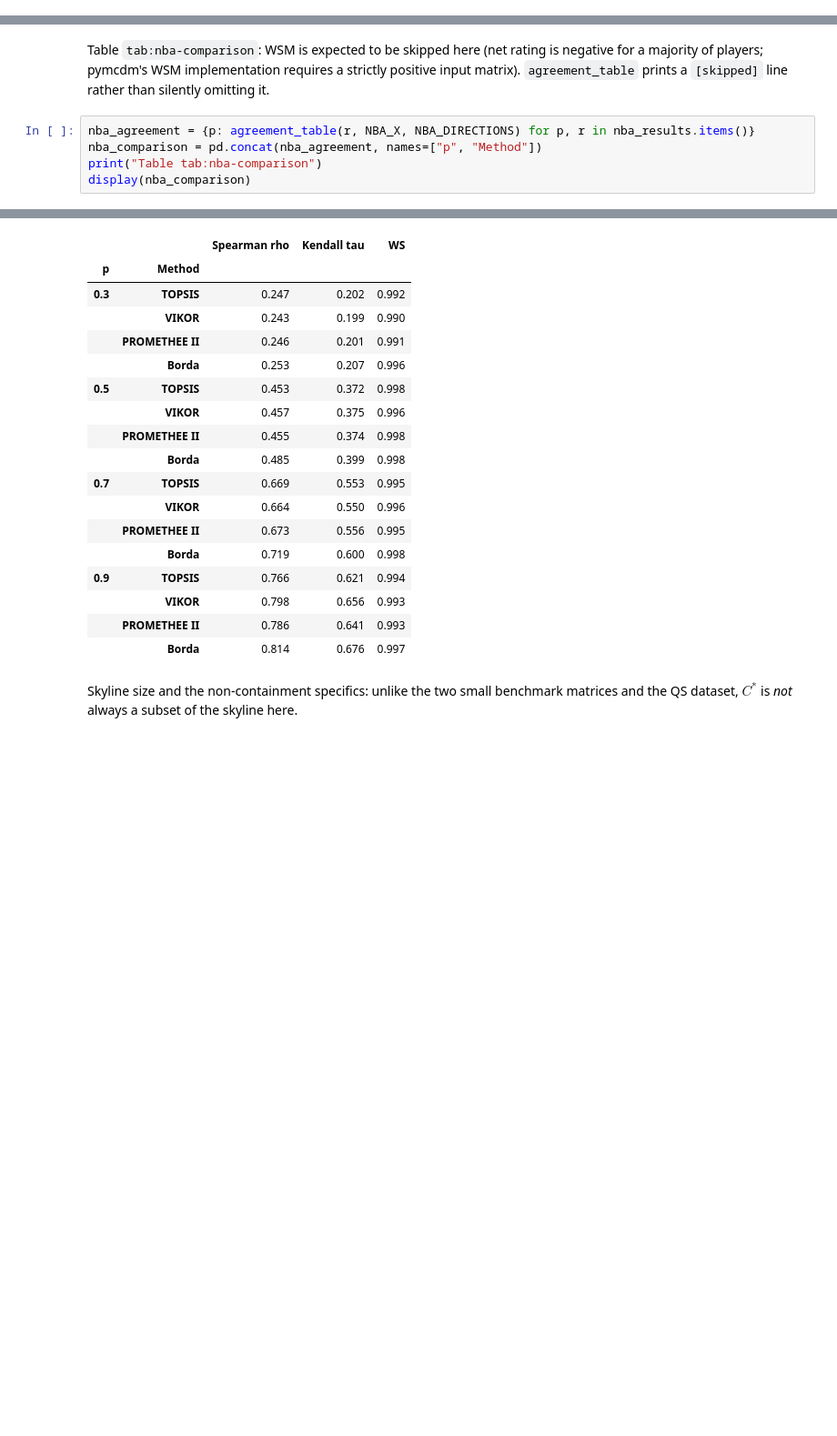
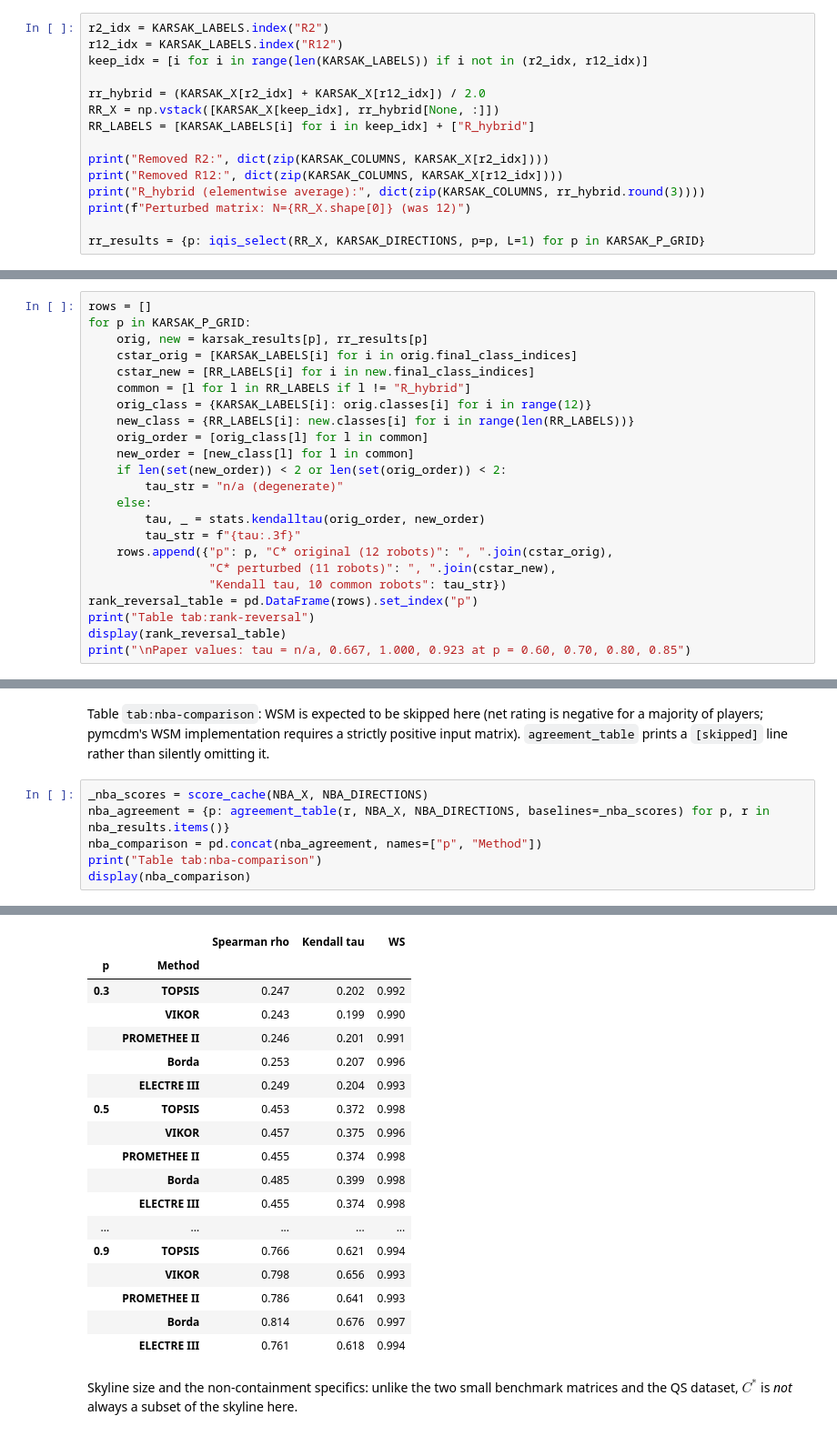
Before and after one commit to elsedik-lamini/IQIS_MCDM_0826, a Jupyter notebook: reproducibility.ipynb, the cells around one changed output, grey strips where cells are left out. Shown at 91% size. Drawn from its saved outputs; the diff is of its cells as text; blank space fills up the shorter version.

```diff
--- a/reproducibility.ipynb
+++ b/reproducibility.ipynb
@@ -1066,0 +1242,15 @@ Table tab:illustrative-ranks (average-rank tie convention; see note above)
+# %%
+r2_idx = KARSAK_LABELS.index("R2")
+r12_idx = KARSAK_LABELS.index("R12")
+keep_idx = [i for i in range(len(KARSAK_LABELS)) if i not in (r2_idx, r12_idx)]
+
+rr_hybrid = (KARSAK_X[r2_idx] + KARSAK_X[r12_idx]) / 2.0
+RR_X = np.vstack([KARSAK_X[keep_idx], rr_hybrid[None, :]])
+RR_LABELS = [KARSAK_LABELS[i] for i in keep_idx] + ["R_hybrid"]
+
+print("Removed R2:", dict(zip(KARSAK_COLUMNS, KARSAK_X[r2_idx])))
+print("Removed R12:", dict(zip(KARSAK_COLUMNS, KARSAK_X[r12_idx])))
+print("R_hybrid (elementwise average):", dict(zip(KARSAK_COLUMNS, rr_hybrid.round(3))))
+print(f"Perturbed matrix: N={RR_X.shape[0]} (was 12)")
+
+rr_results = {p: iqis_select(RR_X, KARSAK_DIRECTIONS, p=p, L=1) for p in KARSAK_P_GRID}
@@ -1066,0 +1268,23 @@ Table tab:illustrative-ranks (average-rank tie convention; see note above)
+# %%
+rows = []
+for p in KARSAK_P_GRID:
+    orig, new = karsak_results[p], rr_results[p]
+    cstar_orig = [KARSAK_LABELS[i] for i in orig.final_class_indices]
+    cstar_new = [RR_LABELS[i] for i in new.final_class_indices]
+    common = [l for l in RR_LABELS if l != "R_hybrid"]
+    orig_class = {KARSAK_LABELS[i]: orig.classes[i] for i in range(12)}
+    new_class = {RR_LABELS[i]: new.classes[i] for i in range(len(RR_LABELS))}
+    orig_order = [orig_class[l] for l in common]
+    new_order = [new_class[l] for l in common]
+    if len(set(new_order)) < 2 or len(set(orig_order)) < 2:
+        tau_str = "n/a (degenerate)"
+    else:
+        tau, _ = stats.kendalltau(orig_order, new_order)
+        tau_str = f"{tau:.3f}"
+    rows.append({"p": p, "C* original (12 robots)": ", ".join(cstar_orig),
+                 "C* perturbed (11 robots)": ", ".join(cstar_new),
+                 "Kendall tau, 10 common robots": tau_str})
+rank_reversal_table = pd.DataFrame(rows).set_index("p")
+print("Table tab:rank-reversal")
+display(rank_reversal_table)
+print("\nPaper values: tau = n/a, 0.667, 1.000, 0.923 at p = 0.60, 0.70, 0.80, 0.85")
@@ -1320,34 +1579,35 @@ negative for a majority of players; pymcdm's WSM implementation requires a
 strictly positive input matrix). `agreement_table` prints a `[skipped]` line
 rather than silently omitting it.
 # %%
-nba_agreement = {p: agreement_table(r, NBA_X, NBA_DIRECTIONS) for p, r in nba_results.items()}
+_nba_scores = score_cache(NBA_X, NBA_DIRECTIONS)
+nba_agreement = {p: agreement_table(r, NBA_X, NBA_DIRECTIONS, baselines=_nba_scores) for p, r in nba_results.items()}
 nba_comparison = pd.concat(nba_agreement, names=["p", "Method"])
 print("Table tab:nba-comparison")
 display(nba_comparison)
 # %% [output]
   [skipped] WSM: ValueError: sum_normalization requires all positive values.
   [skipped] WSM: ValueError: sum_normalization requires all positive values.
   [skipped] WSM: ValueError: sum_normalization requires all positive values.
   [skipped] WSM: ValueError: sum_normalization requires all positive values.
 Table tab:nba-comparison
 |  |  | Spearman rho | Kendall tau | WS |
 | p | Method |  |  |  |
 | 0.3 | TOPSIS | 0.247 | 0.202 | 0.992 |
 |  | VIKOR | 0.243 | 0.199 | 0.990 |
 |  | PROMETHEE II | 0.246 | 0.201 | 0.991 |
 |  | Borda | 0.253 | 0.207 | 0.996 |
+|  | ELECTRE III | 0.249 | 0.204 | 0.993 |
 | 0.5 | TOPSIS | 0.453 | 0.372 | 0.998 |
 |  | VIKOR | 0.457 | 0.375 | 0.996 |
 |  | PROMETHEE II | 0.455 | 0.374 | 0.998 |
 |  | Borda | 0.485 | 0.399 | 0.998 |
-| 0.7 | TOPSIS | 0.669 | 0.553 | 0.995 |
-|  | VIKOR | 0.664 | 0.550 | 0.996 |
-|  | PROMETHEE II | 0.673 | 0.556 | 0.995 |
-|  | Borda | 0.719 | 0.600 | 0.998 |
+|  | ELECTRE III | 0.455 | 0.374 | 0.998 |
+| ... | ... | ... | ... | ... |
 | 0.9 | TOPSIS | 0.766 | 0.621 | 0.994 |
 |  | VIKOR | 0.798 | 0.656 | 0.993 |
 |  | PROMETHEE II | 0.786 | 0.641 | 0.993 |
 |  | Borda | 0.814 | 0.676 | 0.997 |
+|  | ELECTRE III | 0.761 | 0.618 | 0.994 |
 # %% [markdown]
 Skyline size and the non-containment specifics: unlike the two small benchmark
 matrices and the QS dataset, $C^*$ is *not* always a subset of the skyline here.
```
Also changed, not shown: parts of 39 cells of this notebook, 7 other files.
